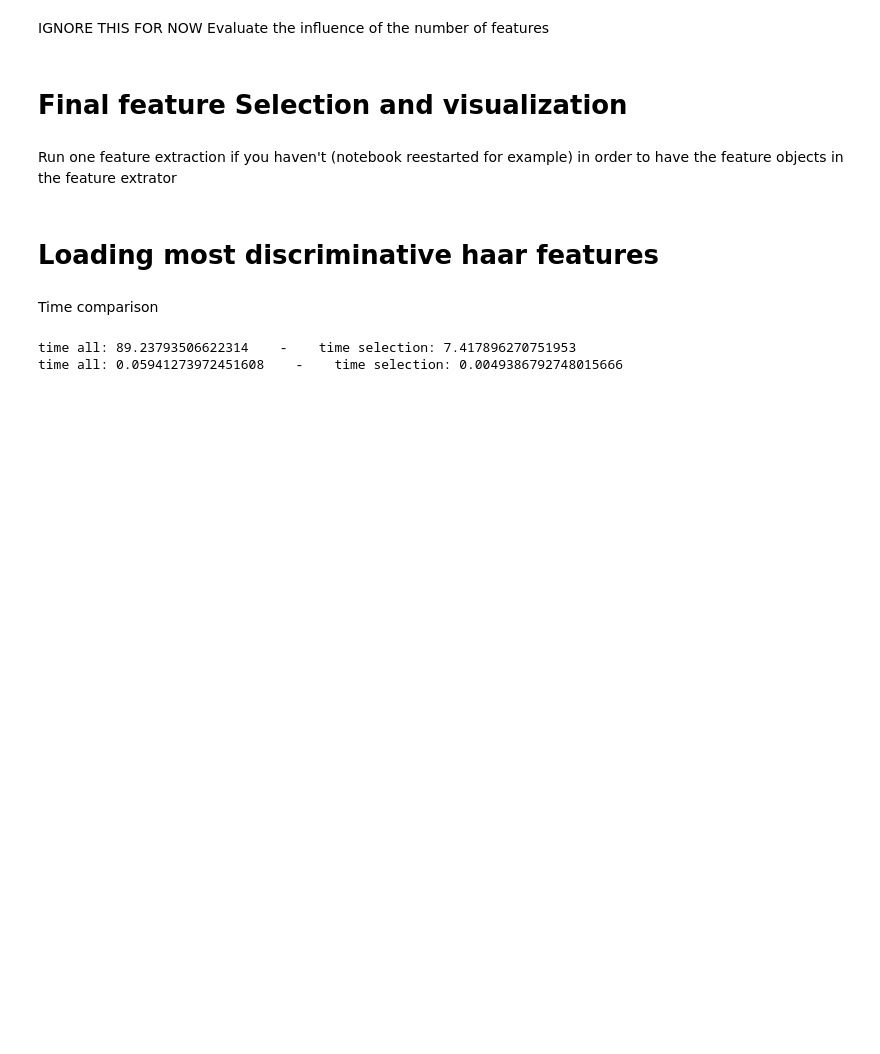
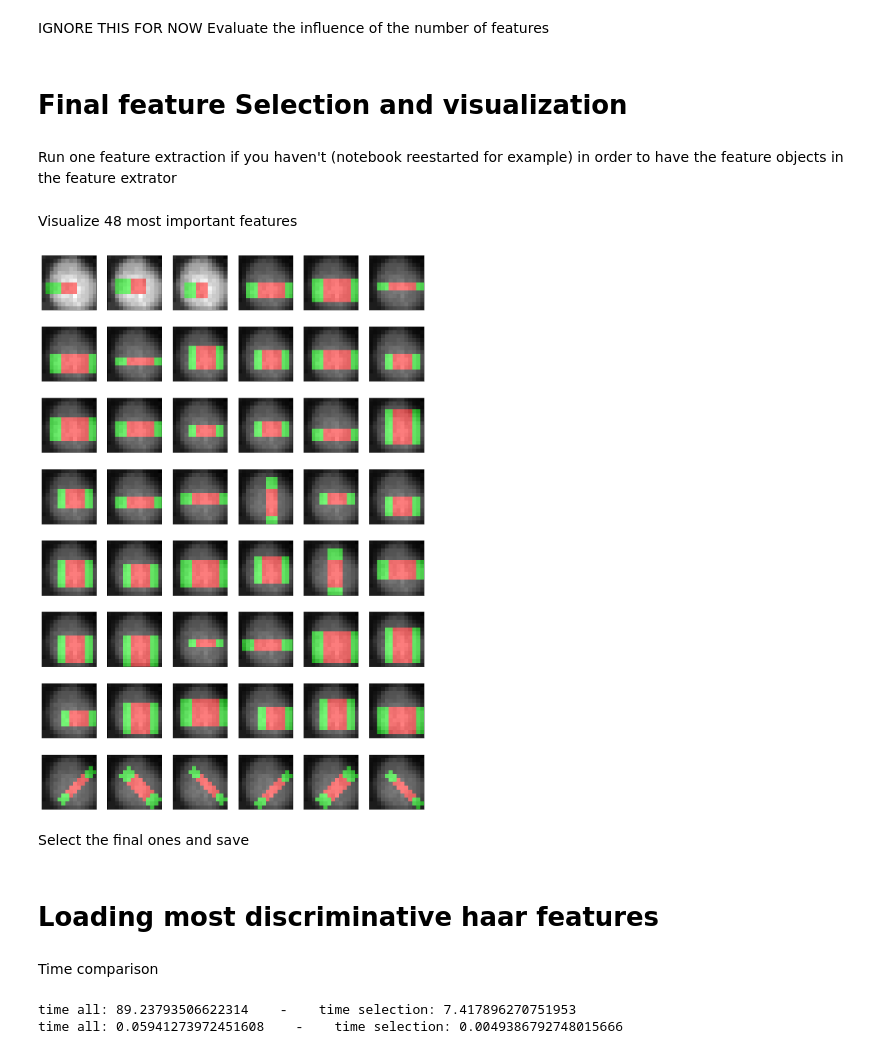
Before and after one commit to joaco18/calc-det, a Jupyter notebook: notebooks/[TEST]haar_features_selection.ipynb, the cells around one changed output. Saved outputs shown, nothing was run; the diff lists cells and outputs as text; code cells hidden in the pictures; blank space fills up the shorter version.

Commit message:
add a plot

```diff
--- a/notebooks/[TEST]haar_features_selection.ipynb
+++ b/notebooks/[TEST]haar_features_selection.ipynb
@@ -466,7 +466,7 @@ data.reset_index(drop=True).to_feather(
 del our_features, skimage_features
 
 # CHOOSE THE NUMBER OF CASES TO CONSIDER:
-N = 50
+N = 30
 # Reduce the number of examples to be manageable
 data = data.loc[data.img_id.isin(data.img_id.unique()[:N]),:]
 # %%
@@ -686,6 +686,37 @@ tp, fp, fn = get_tp_fp_fn_center_patch_criteria(candidates, image_mask, None, 14
 candidates = pd.concat([tp, fp], axis=0, ignore_index=True)
 X = cfe.extract_features(candidates.loc[:,['x','y','radius']].values.astype(int), image)
 del X, tp, fp, fn, candidates, muscle_mask, image_id
+# %% [markdown]
+Visualize 48 most important features
+# %%
+selected_feats_48 = data.columns.values[sorted_features[:48].astype(int)]
+skimage_feats_idxs_48 = [int(i.lstrip('haar_')) for i in selected_feats_48 if ('haar' in i) and ('rot' not in i) and ('hor' not in i)]
+hor_feats_idxs_48 = [int(i.lstrip('hor_haar_')) for i in selected_feats_48 if ('haar' in i) and ('hor' in i)]
+rot_feats_idxs_48 = [int(i.lstrip('rot_haar_')) for i in selected_feats_48 if ('haar' in i) and ('rot' in i)]
+# %%
+images = utils.get_an_example_array(image, 14, candidates)
+# %%
+fig, axs = plt.subplots(8, 6, figsize=(20,30))
+for idx, ax in enumerate(axs.ravel()):
+    img = utils.min_max_norm(images[0], 1.).astype('float')
+    if idx < len(skimage_feats_idxs_48):
+        img = draw_haar_like_feature(
+            img, 0, 0, images.shape[2], images.shape[1], [cfe.skimage_haar_feature_coords[skimage_feats_idxs_48[idx]]]
+        )
+    elif idx < len(skimage_feats_idxs_48)+len(hor_feats_idxs_48):
+        index = idx - len(skimage_feats_idxs_48)
+        img = draw_our_haar_like_features(img, cfe.our_haar_feature_types_h[hor_feats_idxs_48[index]], rot=False)
+    else:
+        index = idx - len(skimage_feats_idxs_48) - len(hor_feats_idxs_48)
+        img = draw_our_haar_like_features(img, cfe.our_haar_feature_types_r[rot_feats_idxs_48[index]], rot=False)
+    ax.imshow(img)
+    ax.set_xticks([])
+    ax.set_yticks([])
+plt.show()
+# %% [output]
+[figure, added]
+# %% [markdown]
+Select the final ones and save
 # %%
 selected_feats = data.columns.values[sorted_features[:OUR_CUT].astype(int)]
 skimage_feats_idxs = [int(i.lstrip('haar_')) for i in selected_feats if ('haar' in i) and ('rot' not in i) and ('hor' not in i)]
```
Also changed, not shown: parts of 1 cell of this notebook.
